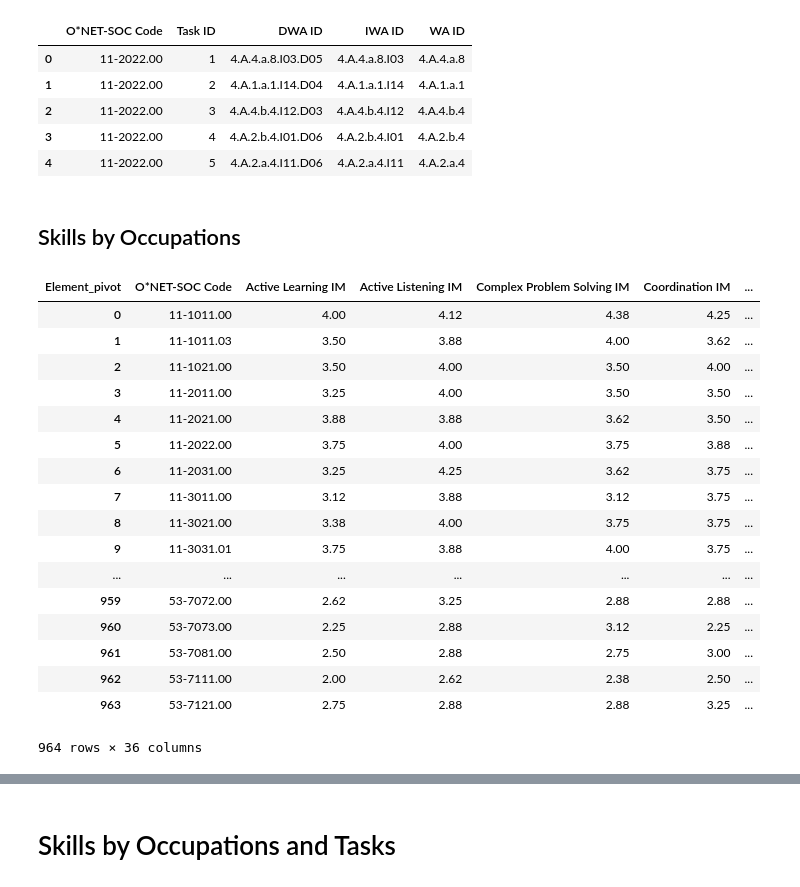
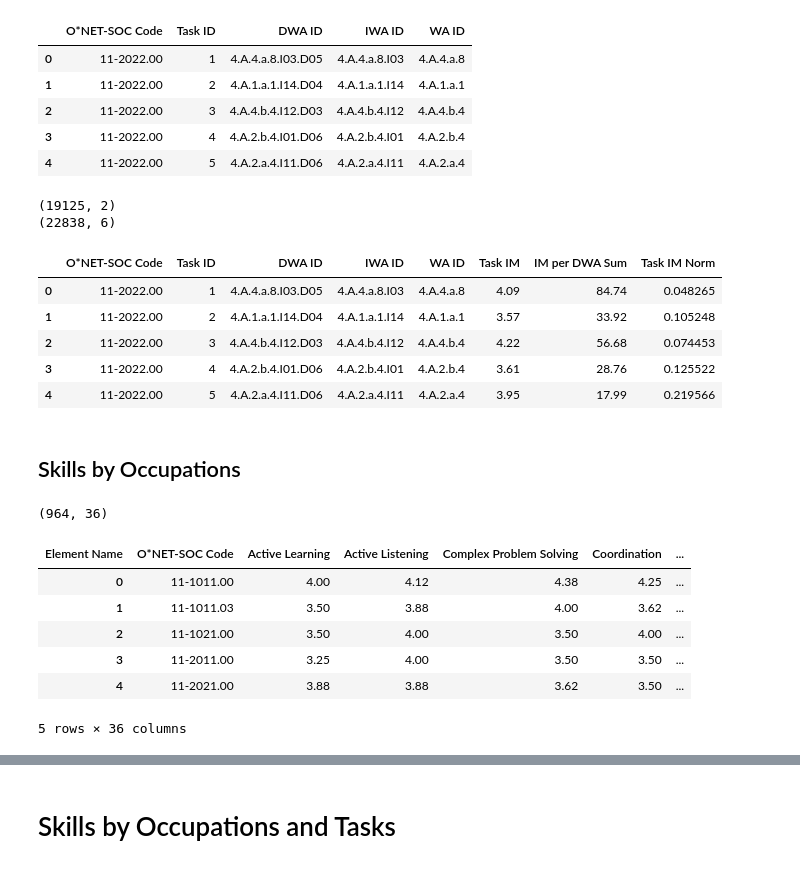
Before and after one commit to PDuckworth/FutureOf, a Jupyter notebook: FutureOfEmployment/skills_ability_vector_per_task.ipynb, the cells around one changed output, grey strips where cells are left out. Drawn from its saved outputs; the diff is of its cells as text; code cells hidden in the pictures.

Commit message:
weighted skills,abilities,knowledge vectors by DWA plus GP results on valid set

```diff
--- a/FutureOfEmployment/skills_ability_vector_per_task.ipynb
+++ b/FutureOfEmployment/skills_ability_vector_per_task.ipynb
@@ -95,37 +95,57 @@ df3.head()
 | 2 | 11-2022.00 | 3 | 4.A.4.b.4.I12.D03 | 4.A.4.b.4.I12 | 4.A.4.b.4 |
 | 3 | 11-2022.00 | 4 | 4.A.2.b.4.I01.D06 | 4.A.2.b.4.I01 | 4.A.2.b.4 |
 | 4 | 11-2022.00 | 5 | 4.A.2.a.4.I11.D06 | 4.A.2.a.4.I11 | 4.A.2.a.4 |
+# %%
+# Task Importance: (Each task is unique to it's occupation)
+task_rates = pd.read_table(os.path.join(datasets, 'ONET/databases/db2016/Task Ratings.txt'), sep='\t')
+task_im = task_rates[task_rates['Scale ID'] == 'IM']
+task_im.rename(columns = {'Data Value':'Task IM'}, inplace = True)
+
+task_im = task_im[['Task ID', 'Task IM']].sort_values('Task ID')
+print task_im.shape
+
+df4 = pd.merge(df3, task_im, how='left', left_on=['Task ID'], right_on = ['Task ID'])
+print df4.shape
+
+# Remove Task if no Task Importance:
+df4 = df4[df4['Task IM'].notnull()]   # 500 missing Task IM
+
+by = ['DWA ID']
+task_im_by_dwa = df4.groupby(by).sum().reset_index()[['DWA ID','Task IM']]
+task_im_by_dwa.rename(columns = {'Task IM' : 'IM per DWA Sum'}, inplace = True)
+
+df5 = pd.merge(df4, task_im_by_dwa,  how='left', left_on=['DWA ID'], right_on = ['DWA ID'])
+df5['Task IM Norm'] = df5['Task IM'] / df5['IM per DWA Sum']
+df5.head()
+# %% [output]
+(19125, 2)
+(22838, 6)
+|  | O*NET-SOC Code | Task ID | DWA ID | IWA ID | WA ID | Task IM | IM per DWA Sum | Task IM Norm |
+| 0 | 11-2022.00 | 1 | 4.A.4.a.8.I03.D05 | 4.A.4.a.8.I03 | 4.A.4.a.8 | 4.09 | 84.74 | 0.048265 |
+| 1 | 11-2022.00 | 2 | 4.A.1.a.1.I14.D04 | 4.A.1.a.1.I14 | 4.A.1.a.1 | 3.57 | 33.92 | 0.105248 |
+| 2 | 11-2022.00 | 3 | 4.A.4.b.4.I12.D03 | 4.A.4.b.4.I12 | 4.A.4.b.4 | 4.22 | 56.68 | 0.074453 |
+| 3 | 11-2022.00 | 4 | 4.A.2.b.4.I01.D06 | 4.A.2.b.4.I01 | 4.A.2.b.4 | 3.61 | 28.76 | 0.125522 |
+| 4 | 11-2022.00 | 5 | 4.A.2.a.4.I11.D06 | 4.A.2.a.4.I11 | 4.A.2.a.4 | 3.95 | 17.99 | 0.219566 |
 # %% [markdown]
 ## Skills by Occupations
 # %%
 skills = pd.read_table(os.path.join(datasets, 'ONET/databases/db2016/Skills.txt'), sep='\t', low_memory=False)
 skills.head()
 skills = skills[skills['Scale ID'] == 'IM']
-
-skills['Element_pivot'] =  skills['Element Name'] + " " +  skills['Scale ID']
-
-skills_pivot = skills.pivot(index = 'O*NET-SOC Code', columns='Element_pivot', values='Data Value').fillna(0)
+# skills['Element_pivot'] =  skills['Element Name'] + " " +  skills['Scale ID']
+skills_pivot = skills.pivot(index = 'O*NET-SOC Code', columns='Element Name', values='Data Value').fillna(0)
 skills_pivot.reset_index(inplace=True)
-skills_pivot
+print skills_pivot.shape
+skills_pivot.head()
 # %% [output]
+(964, 36)
-| Element_pivot | O*NET-SOC Code | Active Learning IM | Active Listening IM | Complex Problem Solving IM | Coordination IM | ... |
+| Element Name | O*NET-SOC Code | Active Learning | Active Listening | Complex Problem Solving | Coordination | ... |
 | 0 | 11-1011.00 | 4.00 | 4.12 | 4.38 | 4.25 | ... |
 | 1 | 11-1011.03 | 3.50 | 3.88 | 4.00 | 3.62 | ... |
 | 2 | 11-1021.00 | 3.50 | 4.00 | 3.50 | 4.00 | ... |
 | 3 | 11-2011.00 | 3.25 | 4.00 | 3.50 | 3.50 | ... |
 | 4 | 11-2021.00 | 3.88 | 3.88 | 3.62 | 3.50 | ... |
-| 5 | 11-2022.00 | 3.75 | 4.00 | 3.75 | 3.88 | ... |
-| 6 | 11-2031.00 | 3.25 | 4.25 | 3.62 | 3.75 | ... |
-| 7 | 11-3011.00 | 3.12 | 3.88 | 3.12 | 3.75 | ... |
-| 8 | 11-3021.00 | 3.38 | 4.00 | 3.75 | 3.75 | ... |
-| 9 | 11-3031.01 | 3.75 | 3.88 | 4.00 | 3.75 | ... |
-| ... | ... | ... | ... | ... | ... | ... |
-| 959 | 53-7072.00 | 2.62 | 3.25 | 2.88 | 2.88 | ... |
-| 960 | 53-7073.00 | 2.25 | 2.88 | 3.12 | 2.25 | ... |
-| 961 | 53-7081.00 | 2.50 | 2.88 | 2.75 | 3.00 | ... |
-| 962 | 53-7111.00 | 2.00 | 2.62 | 2.38 | 2.50 | ... |
-| 963 | 53-7121.00 | 2.75 | 2.88 | 2.88 | 3.25 | ... |
-964 rows × 36 columns
+5 rows × 36 columns
 # %%
 # WA['Element_pivot'] =  WA['Element Name'] + " " +  WA['Scale ID']
 # WA_pivot = WA.pivot(index = 'O*NET-SOC Code', columns='Element_pivot', values='Data Value').fillna(0)
```
Also changed, not shown: parts of 20 cells of this notebook, 1 other file.
